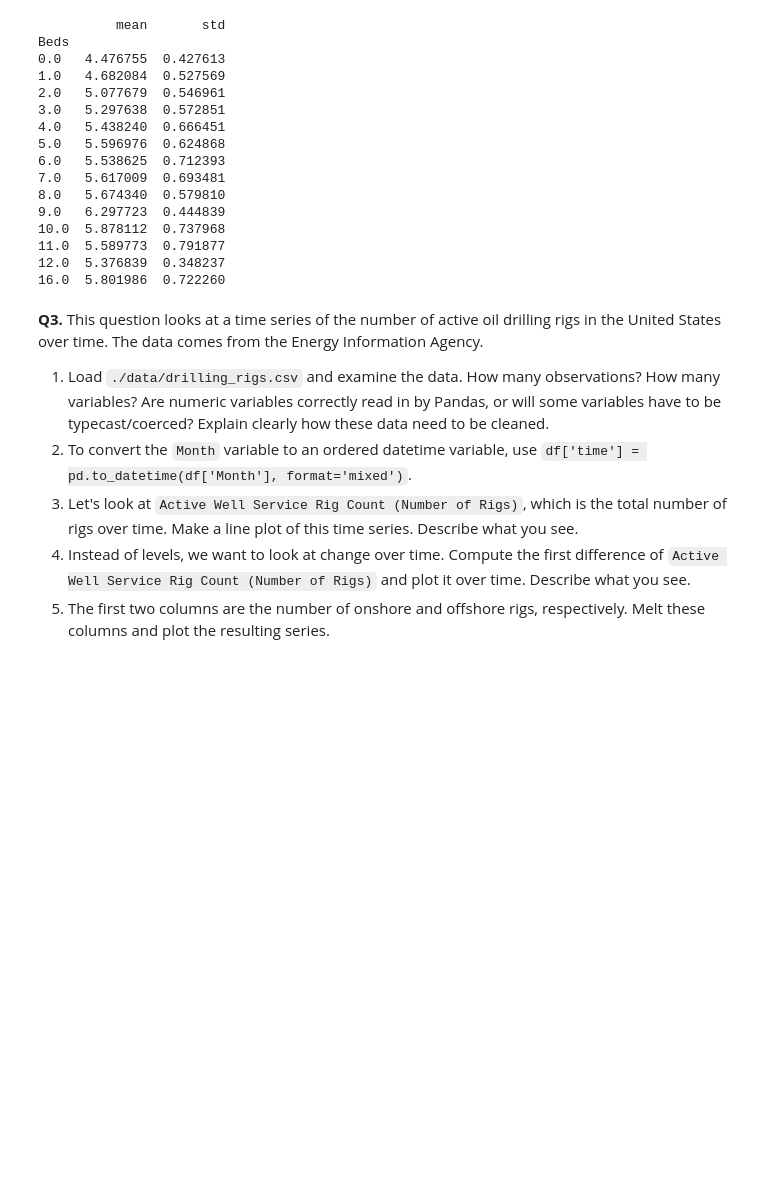
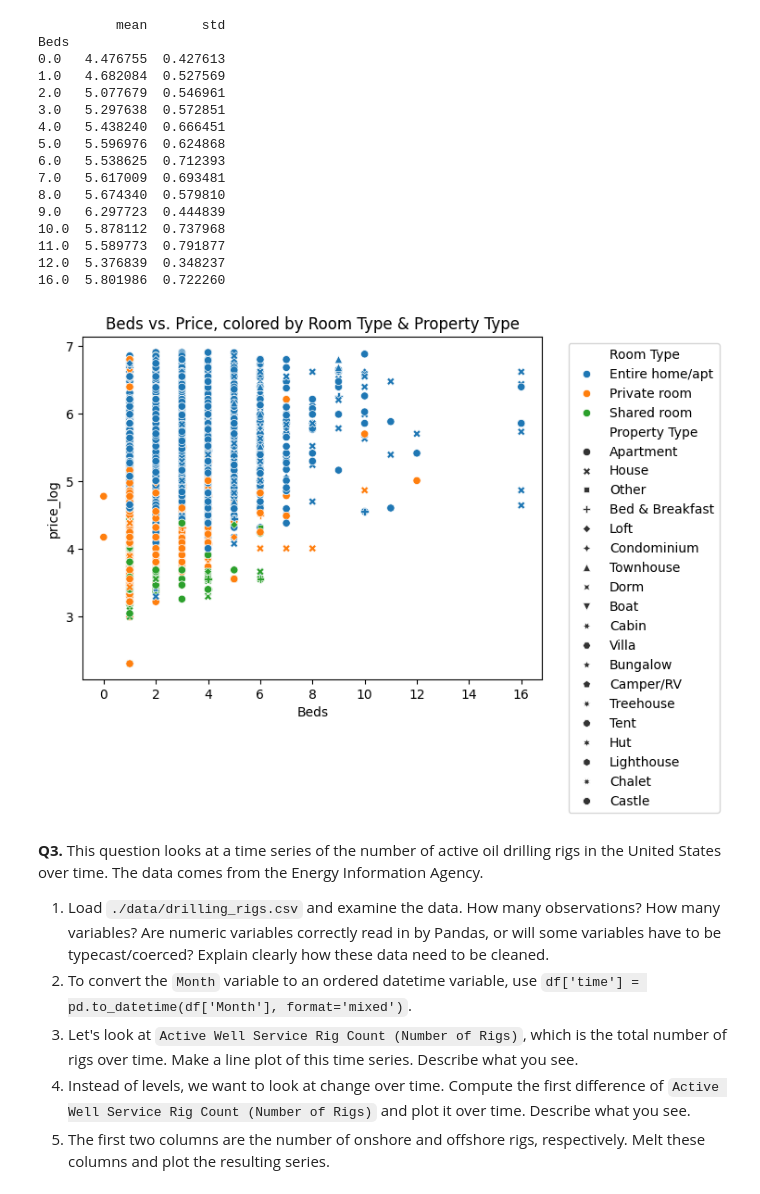
Before and after one commit to bburt26/eda_assignment, a Jupyter notebook: assignment.ipynb, the cells around one changed output. Saved outputs shown, nothing was run; the diff lists cells and outputs as text; code cells hidden in the pictures; blank space fills up the shorter version.

```diff
--- a/assignment.ipynb
+++ b/assignment.ipynb
@@ -224,9 +224,21 @@ Beds
 # %%
 # Question 2.6 Make a scatterplot of price_log and Beds, but color the graph by
 # Room Type and Property Type. What patterns do you see? Compute a description
 # of Price conditional on Room Type and Property Type. Which Room Type and Property
 # Type have the highest prices on average? Which have the highest standard deviation?
 # Does the mean or median appear to be a more reliable estimate of central tendency, and explain why?
+
+beds_price = sns.scatterplot(x="Beds",
+                y="price_log",
+                hue="Room Type",
+                style="Property Type",
+                data=airbnb,
+)
+plt.title("Beds vs. Price, colored by Room Type & Property Type")
+sns.move_legend(beds_price, "upper right", bbox_to_anchor=(1.4, 1))
+plt.show()
+# %% [output]
+[figure, added]
 # %% [markdown]
 **Q3.** This question looks at a time series of the number of active oil drilling rigs in the United States over time. The data comes from the Energy Information Agency.
 
```
